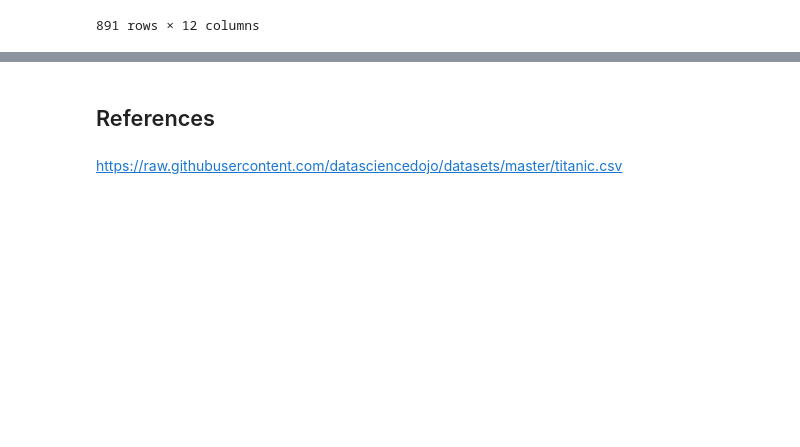
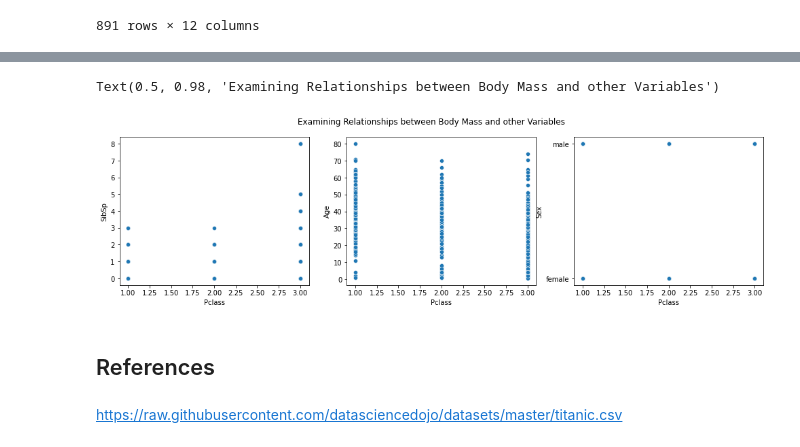
Before and after one commit to Ginafenn/Programming-for-Data-Analysis-Asignments, a Jupyter notebook: Project 1.ipynb, the cells around one changed output, grey strips where cells are left out. Saved outputs shown, nothing was run; the diff lists cells and outputs as text; code cells hidden in the pictures; blank space fills up the shorter version.

```diff
--- a/Project 1.ipynb
+++ b/Project 1.ipynb
@@ -63,3 +82,12 @@ df[['Survived','Pclass','Sex','Age']]
+# %%
+fig, axes  = plt.subplots(1, 3, figsize=(17, 4))
+sns.scatterplot(ax = axes[0], data= df, x="Pclass", y="SibSp")
+sns.scatterplot(ax= axes[1],data= df, x="Pclass", y="Age")
+sns.scatterplot(ax = axes [2],data= df, x="Pclass", y="Sex")
+plt.suptitle("Examining Relationships between Body Mass and other Variables")
+# %% [output]
+Text(0.5, 0.98, 'Examining Relationships between Body Mass and other Variables')
+[figure, added]
 # %% [markdown]
 ## References
 # %% [markdown]
```
Also changed, not shown: parts of 6 cells of this notebook.
